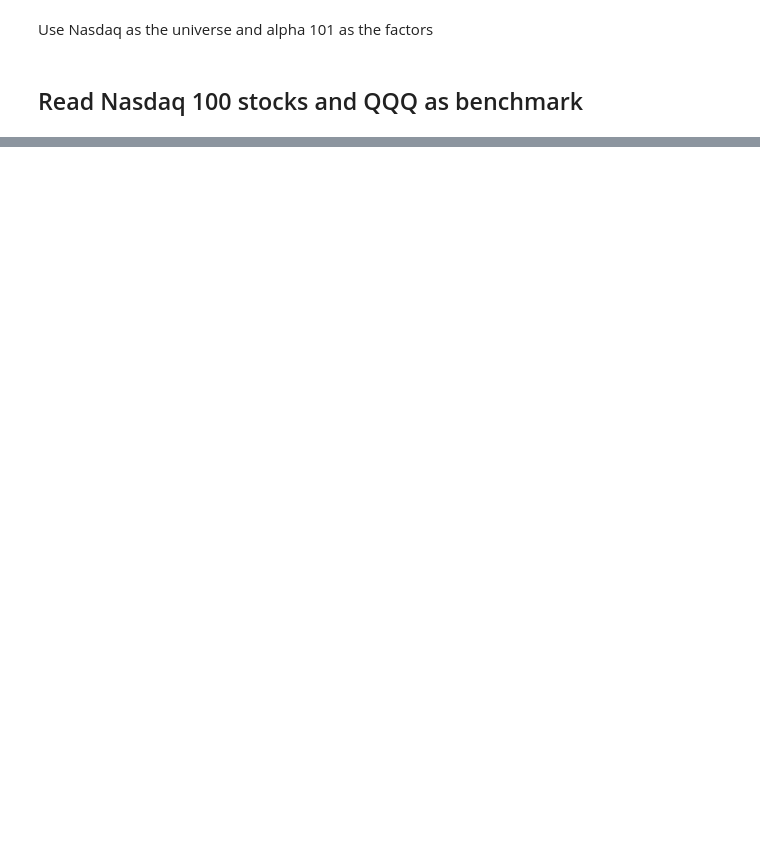
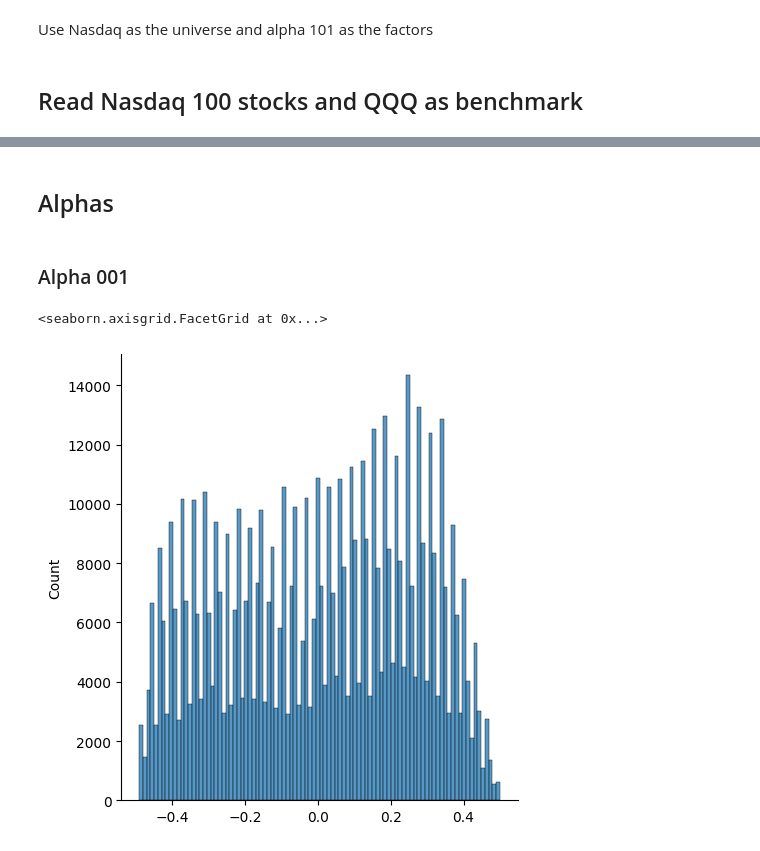
Before and after one commit to edenni/quant-research, a Jupyter notebook: notebooks/strategies/portfolio/alpha101.ipynb, the cells around one changed output, grey strips where cells are left out. Saved outputs shown, nothing was run; the diff lists cells and outputs as text; code cells hidden in the pictures; blank space fills up the shorter version.

Commit message:
alpha 101: 1-3

```diff
--- a/notebooks/strategies/portfolio/alpha101.ipynb
+++ b/notebooks/strategies/portfolio/alpha101.ipynb
@@ -114,0 +129,5 @@ df = df.drop(columns=["DASH", "GEHC", "ROP"])
+# %%
+# add returns df to df
+df_returns = df.close.pct_change()
+df_returns.columns = pd.MultiIndex.from_product([["returns"], tickers])
+df = pd.concat([df, df_returns], axis=1)
@@ -114,0 +136,46 @@ df = df.drop(columns=["DASH", "GEHC", "ROP"])
+# %%
+def log(df):
+    return np.log1p(df)
+
+
+def power(df, exp):
+    return df.pow(exp)
+
+
+def ts_max(df, window=10):
+    return df.rolling(window).max()
+
+
+def ts_std(df, window=10):
+    return df.rolling(window).std()
+
+
+def rank(df):
+    return df.rank(axis=1, pct=True)
+
+
+def ts_argmax(df, window=10):
+    return df.rolling(window).apply(np.argmax).add(1)
+
+
+def ts_delta(df, period=1):
+    return df.diff(period)
+
+
+def ts_corr(x, y, window=10):
+    return x.rolling(window).corr(y)
+# %% [markdown]
+## Alphas
+# %% [markdown]
+### Alpha 001
+# %%
+def alpha001(c, r):
+    c[r < 0] = ts_std(r, 20)
+    return rank(ts_argmax(power(c, 2), 5)).sub(0.5).stack().swaplevel()
+# %%
+a1 = alpha001(df.close, df.returns)
+# %%
+sns.displot(a1)
+# %% [output]
+<seaborn.axisgrid.FacetGrid at 0x...>
+[figure, added]
```
Also changed, not shown: parts of 22 cells of this notebook, 4 other files.
